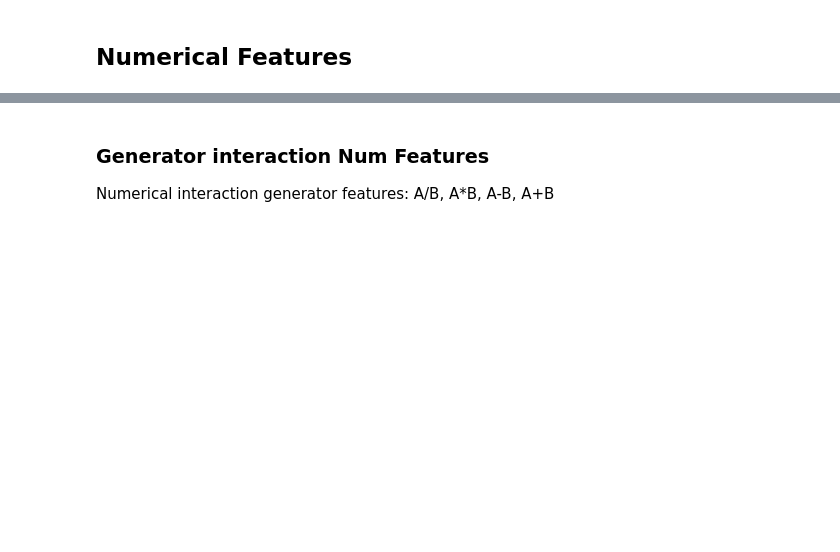
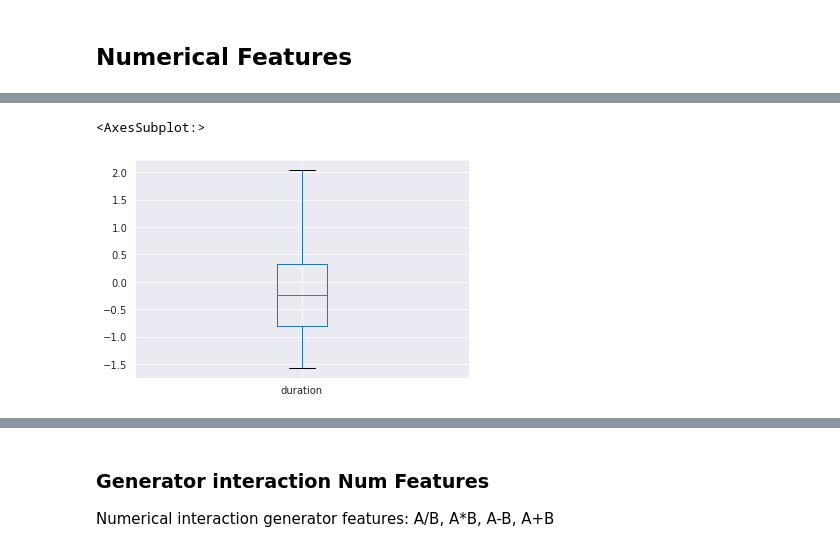
Before and after one commit to Alex-Lekov/AutoML_Alex, a Jupyter notebook: examples/02_Data_Cleaning_and_Encoding_(DataPrepare).ipynb, the cells around one changed output, grey strips where cells are left out. Drawn from its saved outputs; the diff is of its cells as text; code cells hidden in the pictures; blank space fills up the shorter version.

```diff
--- a/examples/02_Data_Cleaning_and_Encoding_(DataPrepare).ipynb
+++ b/examples/02_Data_Cleaning_and_Encoding_(DataPrepare).ipynb
@@ -227,0 +302,7 @@ X_train.head(3)
+# %%
+de = DataPrepare(
+    clean_outliers=True,
+    outliers_method='IQR', # method : ['IQR', 'z_score',]
+    outliers_threshold=1.5,
+    )
+clean_X_train = de.fit_transform(X_train)
@@ -227,0 +327,5 @@ X_train.head(3)
+# %%
+clean_X_train.boxplot(column=['duration',])
+# %% [output]
+<AxesSubplot:>
+[figure, added]
```
Also changed, not shown: parts of 26 cells of this notebook, 20 other files.
